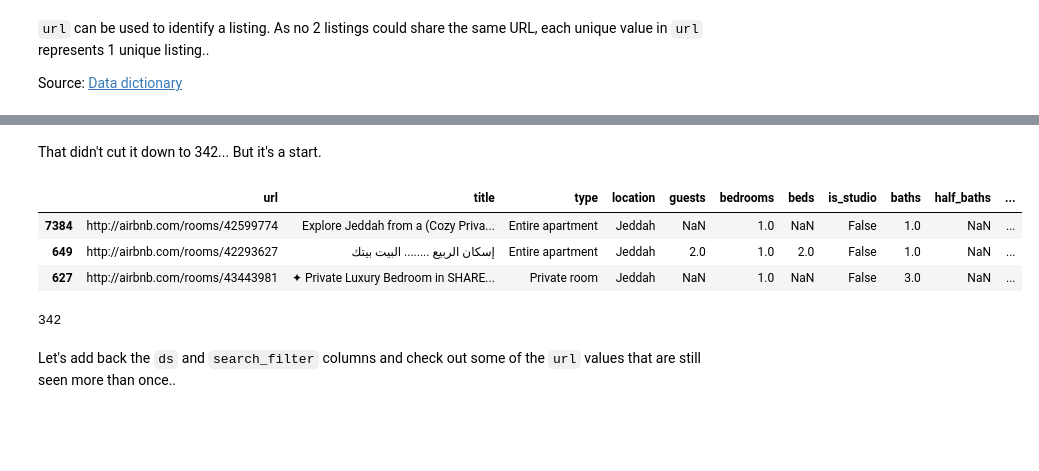
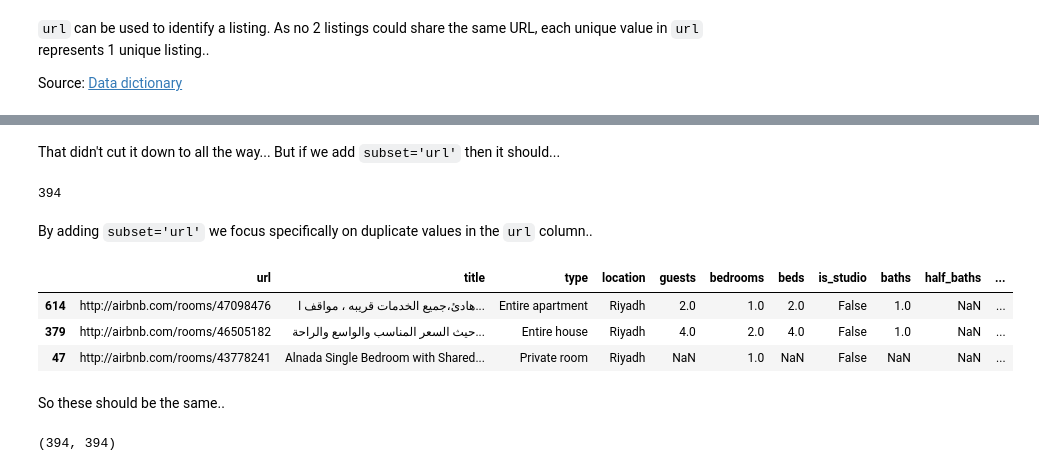
Before and after one commit to gumdropsteve/intro_to_machine_learning, a Jupyter notebook: day_10/04_regression_weekend_project_solution.ipynb, the cells around one changed output, grey strips where cells are left out. Saved outputs shown, nothing was run; the diff lists cells and outputs as text; code cells hidden in the pictures; blank space fills up the shorter version.

Commit message:
still needs CV and baseline

```diff
--- a/day_10/04_regression_weekend_project_solution.ipynb
+++ b/day_10/04_regression_weekend_project_solution.ipynb
@@ -310,17 +312,23 @@ len(df.drop(['ds', 'search_filter'], axis=1).drop_duplicates())
 # %% [markdown]
-That didn't cut it down to 342... But it's a start.
+That didn't cut it down to all the way... But if we add `subset='url'` then it should...
+# %%
+len(df.drop(['ds', 'search_filter'], axis=1).drop_duplicates(subset='url'))
+# %% [output]
+394
+# %% [markdown]
+By adding `subset='url'` we focus specifically on duplicate values in the `url` column..
 # %%
-dropped_df = df.drop(['ds', 'search_filter'], axis=1).drop_duplicates()
+dropped_df = df.drop(['ds', 'search_filter'], axis=1).drop_duplicates(subset='url')
 
 dropped_df.sample(3)
 # %% [output]
 |  | url | title | type | location | guests | bedrooms | beds | is_studio | baths | half_baths | ... |
-| 7384 | http://airbnb.com/rooms/42599774 | Explore Jeddah from a (Cozy Priva... | Entire apartment | Jeddah | NaN | 1.0 | NaN | False | 1.0 | NaN | ... |
-| 649 | http://airbnb.com/rooms/42293627 | إسكان الربيع ........ البيت بيتك | Entire apartment | Jeddah | 2.0 | 1.0 | 2.0 | False | 1.0 | NaN | ... |
-| 627 | http://airbnb.com/rooms/43443981 | ✦ Private Luxury Bedroom in SHARE... | Private room | Jeddah | NaN | 1.0 | NaN | False | 3.0 | NaN | ... |
+| 614 | http://airbnb.com/rooms/47098476 | هادئ،جميع الخدمات قريبه ، مواقف ا... | Entire apartment | Riyadh | 2.0 | 1.0 | 2.0 | False | 1.0 | NaN | ... |
+| 379 | http://airbnb.com/rooms/46505182 | حيث السعر المناسب والواسع والراحة... | Entire house | Riyadh | 4.0 | 2.0 | 4.0 | False | 1.0 | NaN | ... |
+| 47 | http://airbnb.com/rooms/43778241 | Alnada Single Bedroom with Shared... | Private room | Riyadh | NaN | 1.0 | NaN | False | NaN | NaN | ... |
+# %% [markdown]
+So these should be the same..
 # %%
-len(dropped_df['url'].unique())
+len(dropped_df), len(dropped_df['url'].unique())
 # %% [output]
-342
+(394, 394)
-# %% [markdown]
-Let's add back the `ds` and `search_filter` columns and check out some of the `url` values that are still seen more than once..
```
Also changed, not shown: parts of 22 cells of this notebook.
